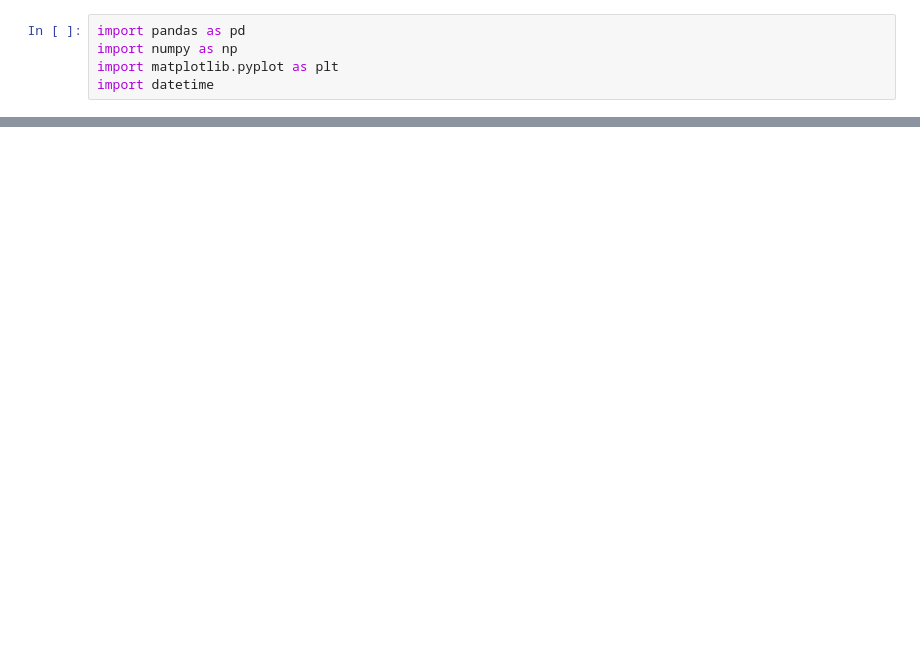
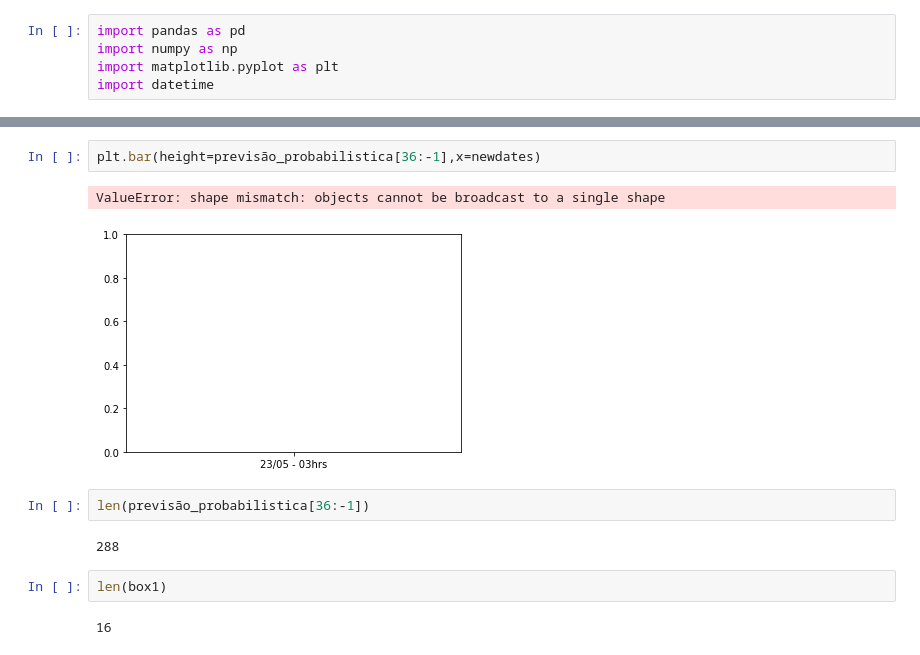
Before and after one commit to lucasdmarten/tcc, a Jupyter notebook: jupyter_scripts/compare_ensembles_obs.ipynb, the cells around one changed output, grey strips where cells are left out. Cells and saved outputs as stored; diff of their text form; blank space fills up the shorter version.

```diff
--- a/jupyter_scripts/compare_ensembles_obs.ipynb
+++ b/jupyter_scripts/compare_ensembles_obs.ipynb
@@ -189,0 +247,13 @@ plt.show()
+# %%
+plt.bar(height=previsão_probabilistica[36:-1],x=newdates)
+# %% [output]
+ValueError: shape mismatch: objects cannot be broadcast to a single shape
+[figure, added]
+# %%
+len(previsão_probabilistica[36:-1])
+# %% [output]
+288
+# %%
+len(box1)
+# %% [output]
+16
```
Also changed, not shown: parts of 8 cells of this notebook, 16 other files.
